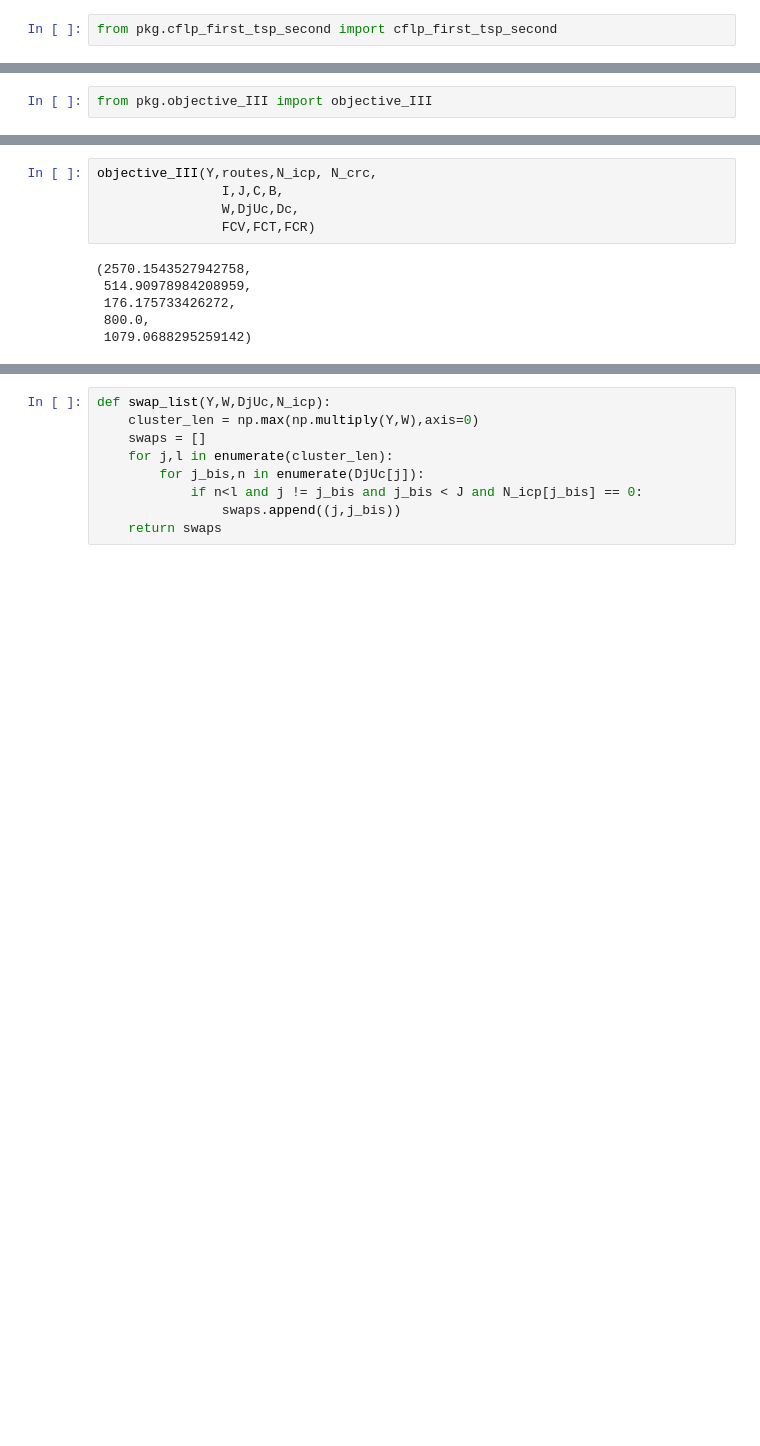
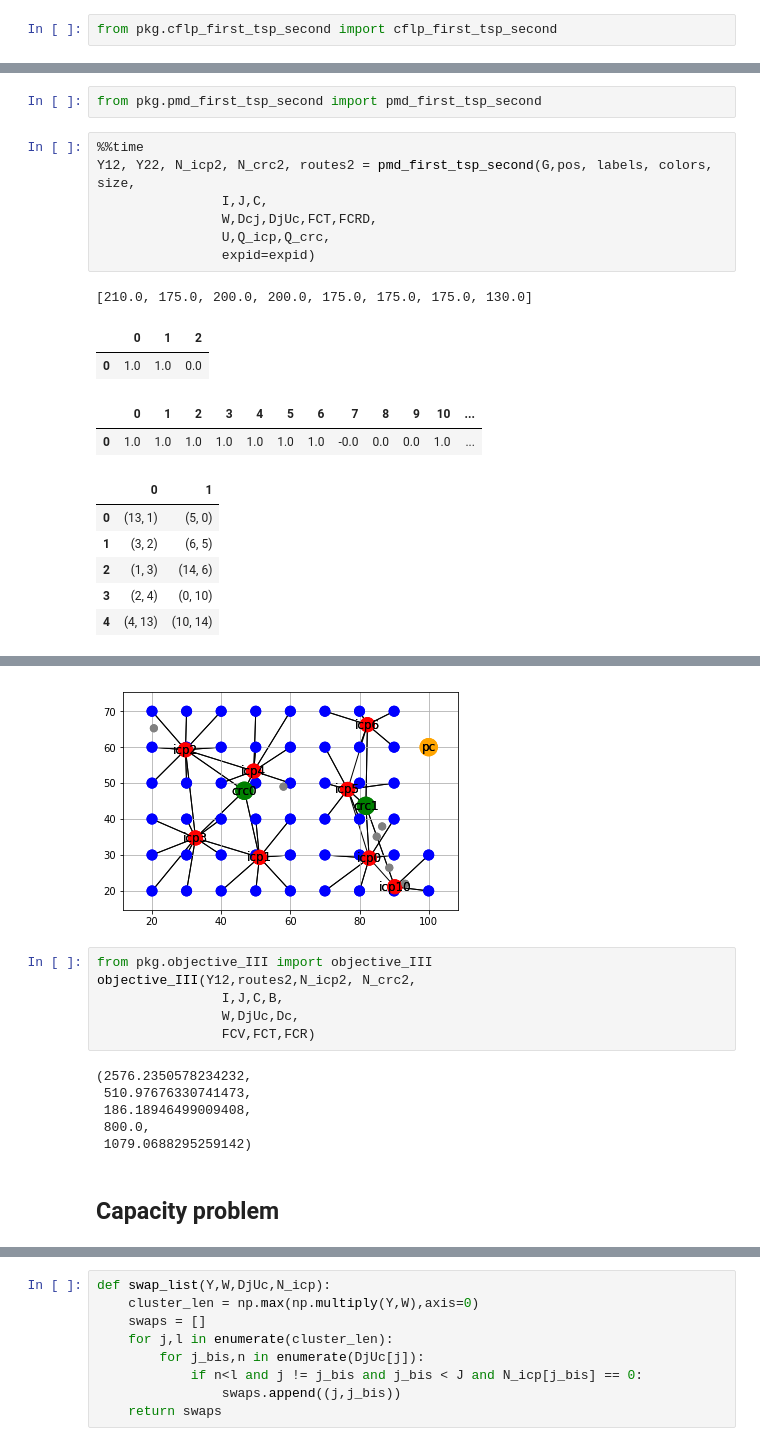
Before and after one commit to xNok/OR_location_routing_problem_study, a Jupyter notebook: NB V - Experiment 2.ipynb, the cells around one changed output, grey strips where cells are left out. Cells and saved outputs as stored; diff of their text form; blank space fills up the shorter version.

```diff
--- a/NB V - Experiment 2.ipynb
+++ b/NB V - Experiment 2.ipynb
@@ -197,2 +316,21 @@ Wall time: 364 ms
 # %%
-from pkg.objective_III import objective_III
+from pkg.pmd_first_tsp_second import pmd_first_tsp_second
+# %%
+%%time
+Y12, Y22, N_icp2, N_crc2, routes2 = pmd_first_tsp_second(G,pos, labels, colors, size,
+                I,J,C,
+                W,Dcj,DjUc,FCT,FCRD,
+                U,Q_icp,Q_crc,
+                expid=expid)
+# %% [output]
+[210.0, 175.0, 200.0, 200.0, 175.0, 175.0, 175.0, 130.0]
+|  | 0 | 1 | 2 |
+| 0 | 1.0 | 1.0 | 0.0 |
+|  | 0 | 1 | 2 | 3 | 4 | 5 | 6 | 7 | 8 | 9 | 10 | ... |
+| 0 | 1.0 | 1.0 | 1.0 | 1.0 | 1.0 | 1.0 | 1.0 | -0.0 | 0.0 | 0.0 | 1.0 | ... |
+|  | 0 | 1 |
+| 0 | (13, 1) | (5, 0) |
+| 1 | (3, 2) | (6, 5) |
+| 2 | (1, 3) | (14, 6) |
+| 3 | (2, 4) | (0, 10) |
+| 4 | (4, 13) | (10, 14) |
@@ -199,11 +338,15 @@ from pkg.objective_III import objective_III
+[figure, added]
 # %%
-objective_III(Y,routes,N_icp, N_crc,
+from pkg.objective_III import objective_III
+objective_III(Y12,routes2,N_icp2, N_crc2,
                 I,J,C,B,
                 W,DjUc,Dc,
                 FCV,FCT,FCR)
 # %% [output]
-(2570.1543527942758,
- 514.90978984208959,
- 176.175733426272,
+(2576.2350578234232,
+ 510.97676330741473,
+ 186.18946499009408,
  800.0,
  1079.0688295259142)
+# %% [markdown]
+## Capacity problem
```
Also changed, not shown: parts of 36 cells of this notebook, 7 other files.
